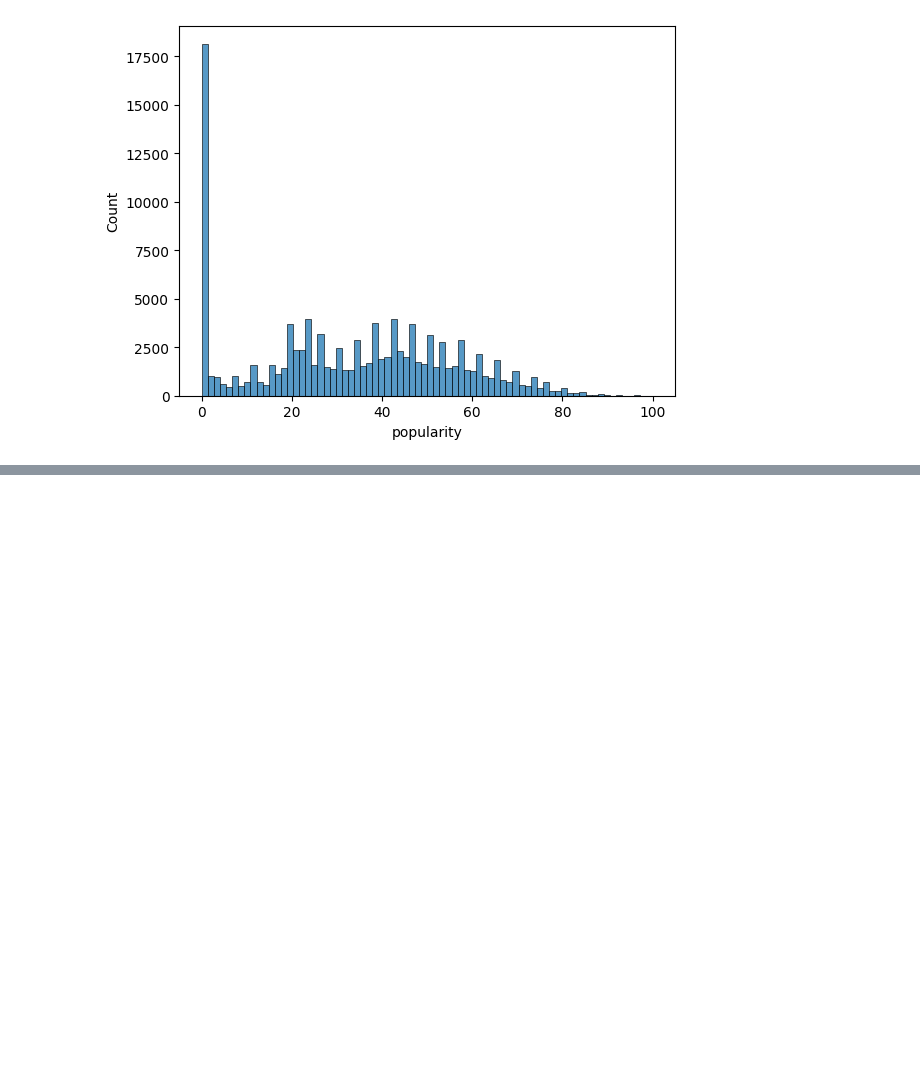
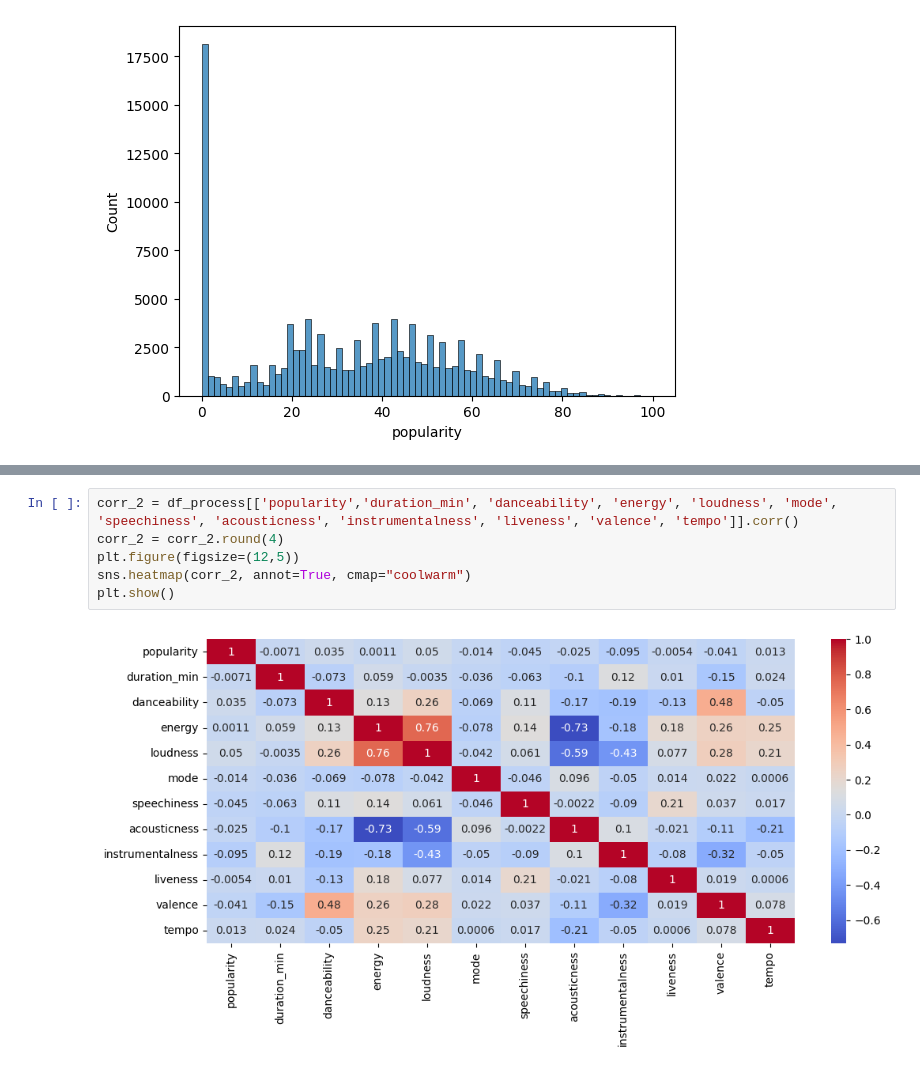
Before and after one commit to AEEM1993/Caso_Practico_Estadistica, a Jupyter notebook: caso_practico.ipynb, the cells around one changed output, grey strips where cells are left out. Cells and saved outputs as stored; diff of their text form; blank space fills up the shorter version.

```diff
--- a/caso_practico.ipynb
+++ b/caso_practico.ipynb
@@ -190,0 +214,8 @@ speechiness
+# %%
+corr_2 = df_process[['popularity','duration_min', 'danceability', 'energy', 'loudness', 'mode', 'speechiness', 'acousticness', 'instrumentalness', 'liveness', 'valence', 'tempo']].corr()
+corr_2 = corr_2.round(4)
+plt.figure(figsize=(12,5))
+sns.heatmap(corr_2, annot=True, cmap="coolwarm")
+plt.show()
+# %% [output]
+[figure, added]
```
Also changed, not shown: parts of 7 cells of this notebook.
